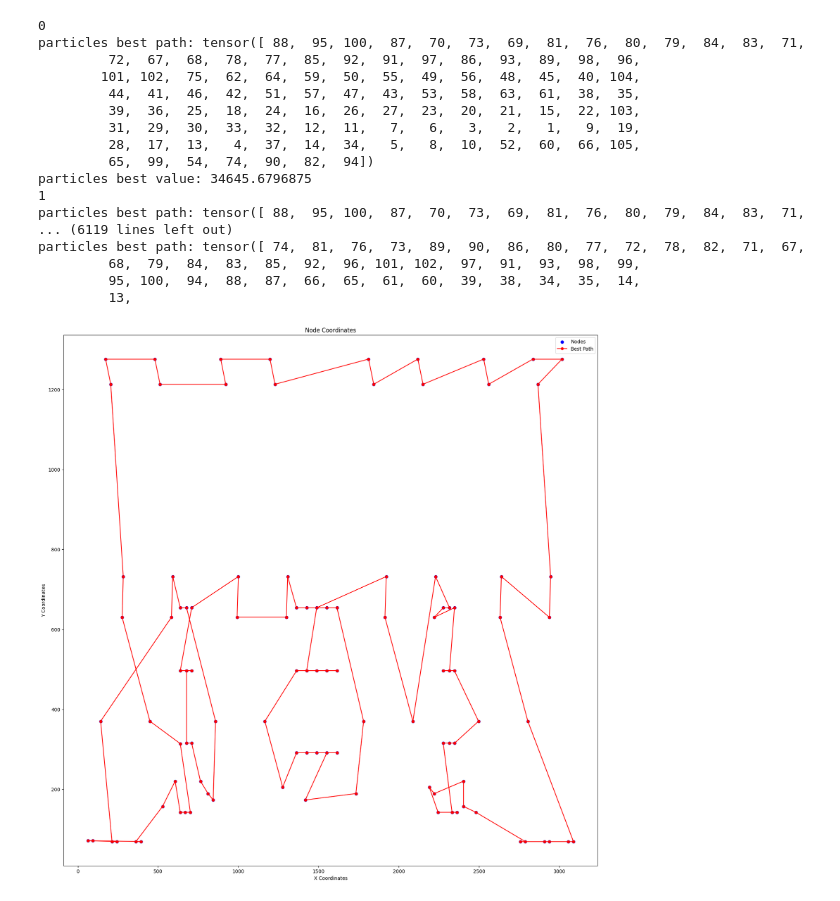
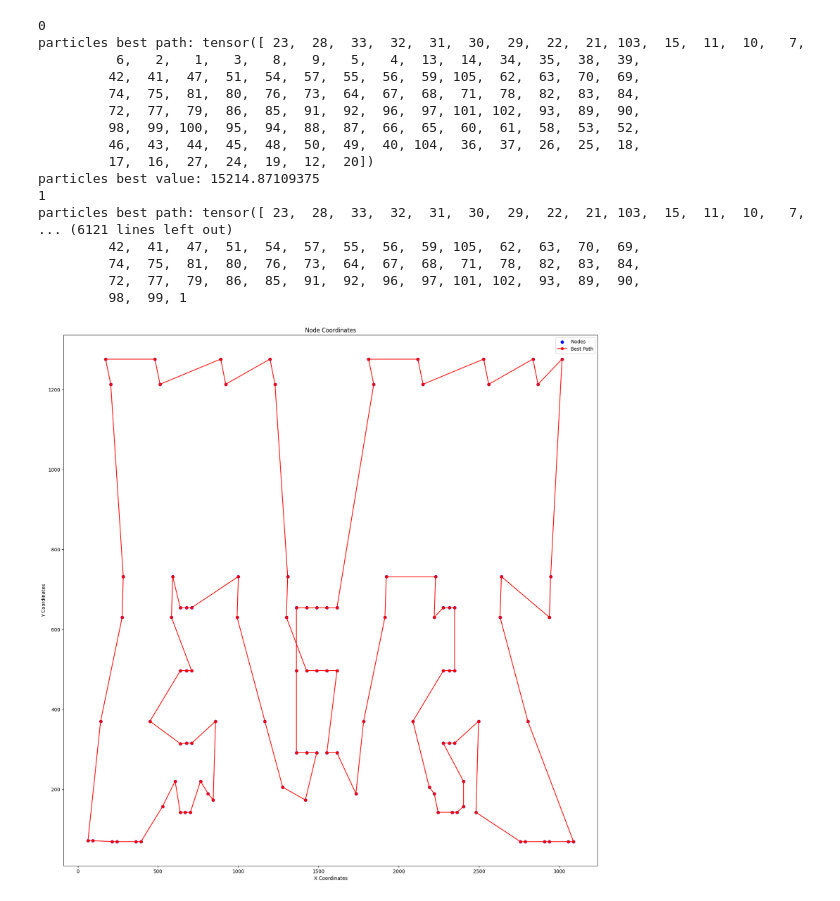
Before and after one commit to arjy143/Solving-TSP-using-particle-swarm-optimisation, a Jupyter notebook: ulysses22_notebook.ipynb, the cells around one changed output. Cells and saved outputs as stored; diff of their text form; code cells hidden in the pictures.

```diff
--- a/ulysses22_notebook.ipynb
+++ b/ulysses22_notebook.ipynb
@@ -182,9 +184,12 @@ class Particle:
                 foundBetter = True
             innerCount += 1
 # %%
+data = [23, 28, 33, 32, 31, 30, 29, 22, 21, 103, 15, 11, 10, 7, 6, 2, 1, 3, 8, 9, 5, 4, 13, 14, 34, 35, 38, 39, 42, 41, 47, 51, 54, 57, 55, 56, 59, 105, 62, 63, 70, 69, 74, 75, 81, 80, 76, 73, 64, 67, 68, 71, 78, 82, 83, 84, 72, 77, 79, 86, 85, 91, 92, 96, 97, 101, 102, 93, 89, 90, 98, 99, 100, 95, 94, 88, 87, 66, 65, 60, 61, 58, 53, 52, 46, 43, 44, 45, 48, 50, 49, 40, 104, 36, 37, 26, 25, 18, 17, 16, 27, 24, 19, 12, 20]
+
 class ParticleSwarmOptimiser:
     def __init__(self, nodeCount, particleCount, inertia, particleCognition, socialInfluence, r1=1, r2=1, alpha=1, beta=1):
-        self.particleSwarm = [Particle(nodeCount, swapCount=3) for _ in range(particleCount)]
+        self.particleSwarm = [Particle(nodeCount, swapCount=3) for _ in range(particleCount-1)]
+        self.particleSwarm.append(Particle(nodeCount, swapCount=3, position = torch.tensor(data)))
         self.w = inertia
         self.c1 = particleCognition
         self.c2 = socialInfluence
@@ -195,6 +200,8 @@ class ParticleSwarmOptimiser:
         self.globalBestFitnessPosition = self.particleSwarm[0].position.clone()
         self.globalBestFitnessValue = float("inf")
         self.particleCount = particleCount
+        self.nodeCount = nodeCount
+
         #self.globalBestVelocity = self.particleSwarm[0].velocity
 
     def getBestSolution(self):
@@ -225,6 +232,9 @@ class ParticleSwarmOptimiser:
             print(f"particles best value: {self.globalBestFitnessValue}")
             # if self.globalBestFitnessValue < 40000:
             #     break
+            if iteration % 10 == 0:
+                self.particleSwarm = [Particle(self.nodeCount, swapCount=3) for _ in range(self.particleCount-1)]
+                self.particleSwarm.append(Particle(self.nodeCount, swapCount=3, position = torch.tensor(data)))
 
     def refine():
         #take in new hyperparameters without necessarily modifying particle swarm
@@ -232,40 +242,40 @@ class ParticleSwarmOptimiser:
 # %%
 
 particleCount = 50
-maxIterations = 2000
+maxIterations = 700
 inertia = 0.8
 c1 = 1.5
 c2 = 1.5
 pso = ParticleSwarmOptimiser(
     nodeCount=ulysses22.dimension,
     particleCount=particleCount,
     inertia=inertia,
     particleCognition=c1,
     socialInfluence=c2
 )
 
 pso.optimise(distance_matrix, maxIterations)
 best_path, best_cost = pso.getBestSolution()
 
 print("\nBest Path Found:", best_path.tolist())
 print("Best Cost:", best_cost)
 plotBestPath(ulysses22.nodeCoordinates, distance_matrix, best_path)
 # %% [output]
 0
-particles best path: tensor([ 88,  95, 100,  87,  70,  73,  69,  81,  76,  80,  79,  84,  83,  71,
-         72,  67,  68,  78,  77,  85,  92,  91,  97,  86,  93,  89,  98,  96,
-        101, 102,  75,  62,  64,  59,  50,  55,  49,  56,  48,  45,  40, 104,
-         44,  41,  46,  42,  51,  57,  47,  43,  53,  58,  63,  61,  38,  35,
-         39,  36,  25,  18,  24,  16,  26,  27,  23,  20,  21,  15,  22, 103,
-         31,  29,  30,  33,  32,  12,  11,   7,   6,   3,   2,   1,   9,  19,
-         28,  17,  13,   4,  37,  14,  34,   5,   8,  10,  52,  60,  66, 105,
-         65,  99,  54,  74,  90,  82,  94])
-particles best value: 34645.6796875
+particles best path: tensor([ 23,  28,  33,  32,  31,  30,  29,  22,  21, 103,  15,  11,  10,   7,
+          6,   2,   1,   3,   8,   9,   5,   4,  13,  14,  34,  35,  38,  39,
+         42,  41,  47,  51,  54,  57,  55,  56,  59, 105,  62,  63,  70,  69,
+         74,  75,  81,  80,  76,  73,  64,  67,  68,  71,  78,  82,  83,  84,
+         72,  77,  79,  86,  85,  91,  92,  96,  97, 101, 102,  93,  89,  90,
+         98,  99, 100,  95,  94,  88,  87,  66,  65,  60,  61,  58,  53,  52,
+         46,  43,  44,  45,  48,  50,  49,  40, 104,  36,  37,  26,  25,  18,
+         17,  16,  27,  24,  19,  12,  20])
+particles best value: 15214.87109375
 1
-particles best path: tensor([ 88,  95, 100,  87,  70,  73,  69,  81,  76,  80,  79,  84,  83,  71,
-... (6119 lines left out)
-particles best path: tensor([ 74,  81,  76,  73,  89,  90,  86,  80,  77,  72,  78,  82,  71,  67,
-         68,  79,  84,  83,  85,  92,  96, 101, 102,  97,  91,  93,  98,  99,
-         95, 100,  94,  88,  87,  66,  65,  61,  60,  39,  38,  34,  35,  14,
-         13,
+particles best path: tensor([ 23,  28,  33,  32,  31,  30,  29,  22,  21, 103,  15,  11,  10,   7,
+... (6121 lines left out)
+         42,  41,  47,  51,  54,  57,  55,  56,  59, 105,  62,  63,  70,  69,
+         74,  75,  81,  80,  76,  73,  64,  67,  68,  71,  78,  82,  83,  84,
+         72,  77,  79,  86,  85,  91,  92,  96,  97, 101, 102,  93,  89,  90,
+         98,  99, 1
-[figure, old version]
+[figure, new version]
```
Also changed, not shown: parts of 1 cell of this notebook, 1 other file.
